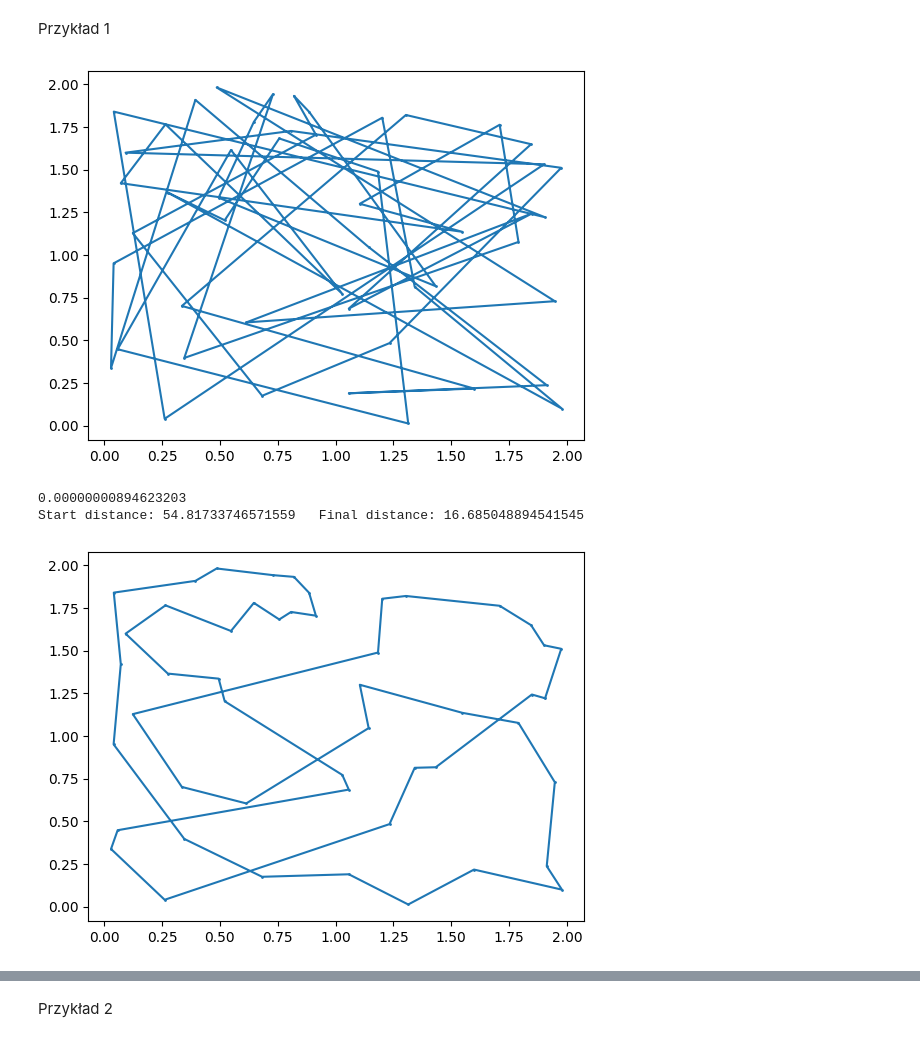
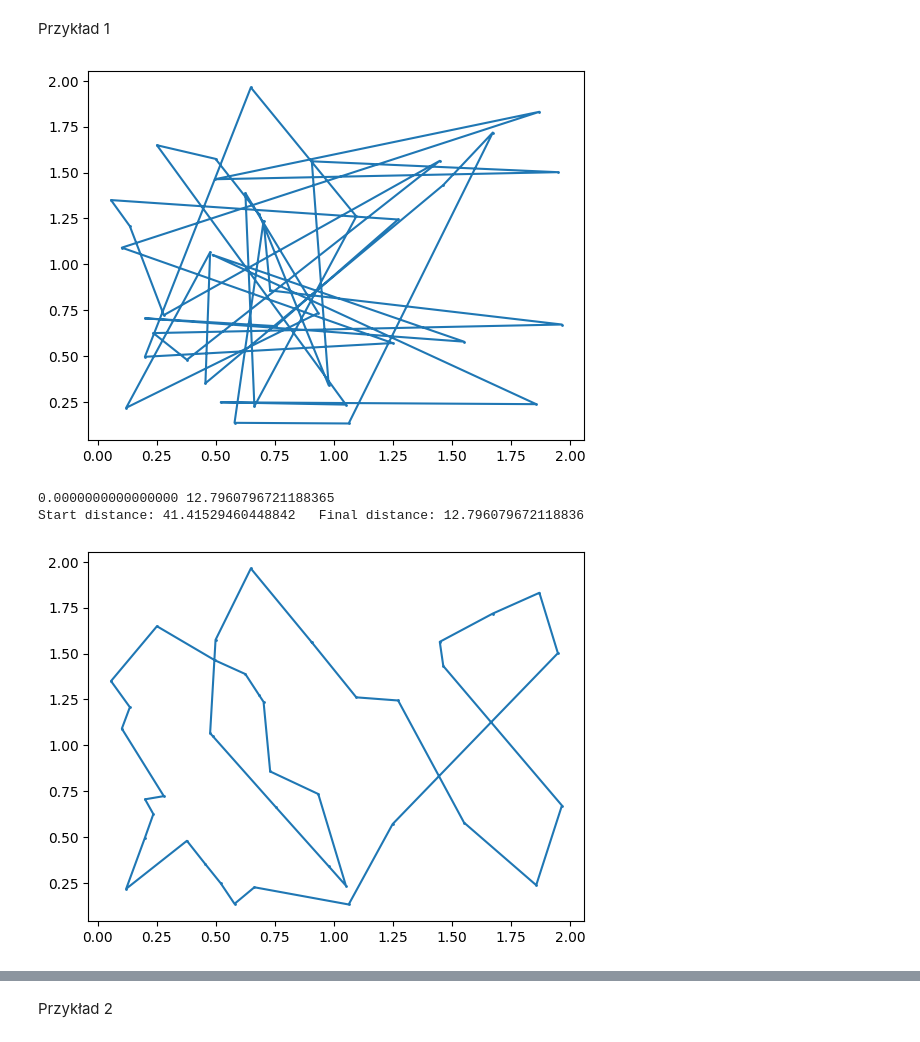
Before and after one commit to Panyloi/MOwNiT_AGH, a Jupyter notebook: lab4/lab4.ipynb, the cells around one changed output, grey strips where cells are left out. Cells and saved outputs as stored; diff of their text form; code cells hidden in the pictures.

```diff
--- a/lab4/lab4.ipynb
+++ b/lab4/lab4.ipynb
@@ -122,7 +123,7 @@ def get_energy(tab):
     # energy = 1/float(distance)
     return distance
 # %%
-def annealing(arr, swap_func, temp_func, temp, alpha):
+def annealing(arr, swap_func, temp_func, temp, alpha, flag = False):
     simulated = get_energy(arr)
     curr_temp = temp
     ALPHA = alpha
@@ -138,8 +139,12 @@ def annealing(arr, swap_func, temp_func, temp, alpha):
 
     while iteration_counter < max_iteration and solution_counter < max_same_solution:
         test_solution = get_new_composition(arr, swap_func)
-        diff_cost = get_energy(arr) - get_energy(test_solution)
-        energy.append(get_energy(arr))
+        if flag:
+            display.clear_output(True)
+            show_points(arr)
+        get_energy_con = get_energy(arr)
+        diff_cost =  get_energy_con- get_energy(test_solution)
+        energy.append(get_energy_con)
 
         if diff_cost > 0:
             arr = test_solution
@@ -162,7 +167,7 @@ def annealing(arr, swap_func, temp_func, temp, alpha):
                 solution_counter += 1
                 iteration_counter += 1
         curr_temp = curr_temp * ALPHA
-        print("{:.16f}".format(curr_temp), end="\r")
+        print("{:.16f} {}".format(curr_temp, get_energy_con), end="\r")
     end_distance = get_energy(arr)
     print()
     print(
@@ -170,18 +175,18 @@ def annealing(arr, swap_func, temp_func, temp, alpha):
     )
     return arr, energy
 # %%
-def travelling_salesman(a, b, n, switch_distribution, swap_func, temp_func, temp, alpha = 0.999):
+def travelling_salesman(a, b, n, switch_distribution, swap_func, temp_func, temp, alpha = 0.999, draw = False):
     a = random_points(a, b, n, switch_distribution)
     show_points(a)
-    tab1 = annealing(a, swap_func, temp_func, temp, alpha)
+    tab1 = annealing(a, swap_func, temp_func, temp, alpha, draw)
     show_points(tab1[0])
     show_energy(tab1[1], temp)
 # %% [markdown]
 Przykład 1
 # %%
-travelling_salesman(0, 2, 50, 1, swap_arbitrary, exp_temp, 20)
+travelling_salesman(0, 2, 40, 1, swap_arbitrary, exp_temp, 20, alpha=0.99, draw=False)
 # %% [output]
-[figure, old version]
+[figure, new version]
-0.00000000894623203
-Start distance: 54.81733746571559   Final distance: 16.685048894541545
+0.0000000000000000 12.7960796721188365
+Start distance: 41.41529460448842   Final distance: 12.796079672118836
-[figure, old version]
+[figure, new version]
```
Also changed, not shown: parts of 15 cells of this notebook.
